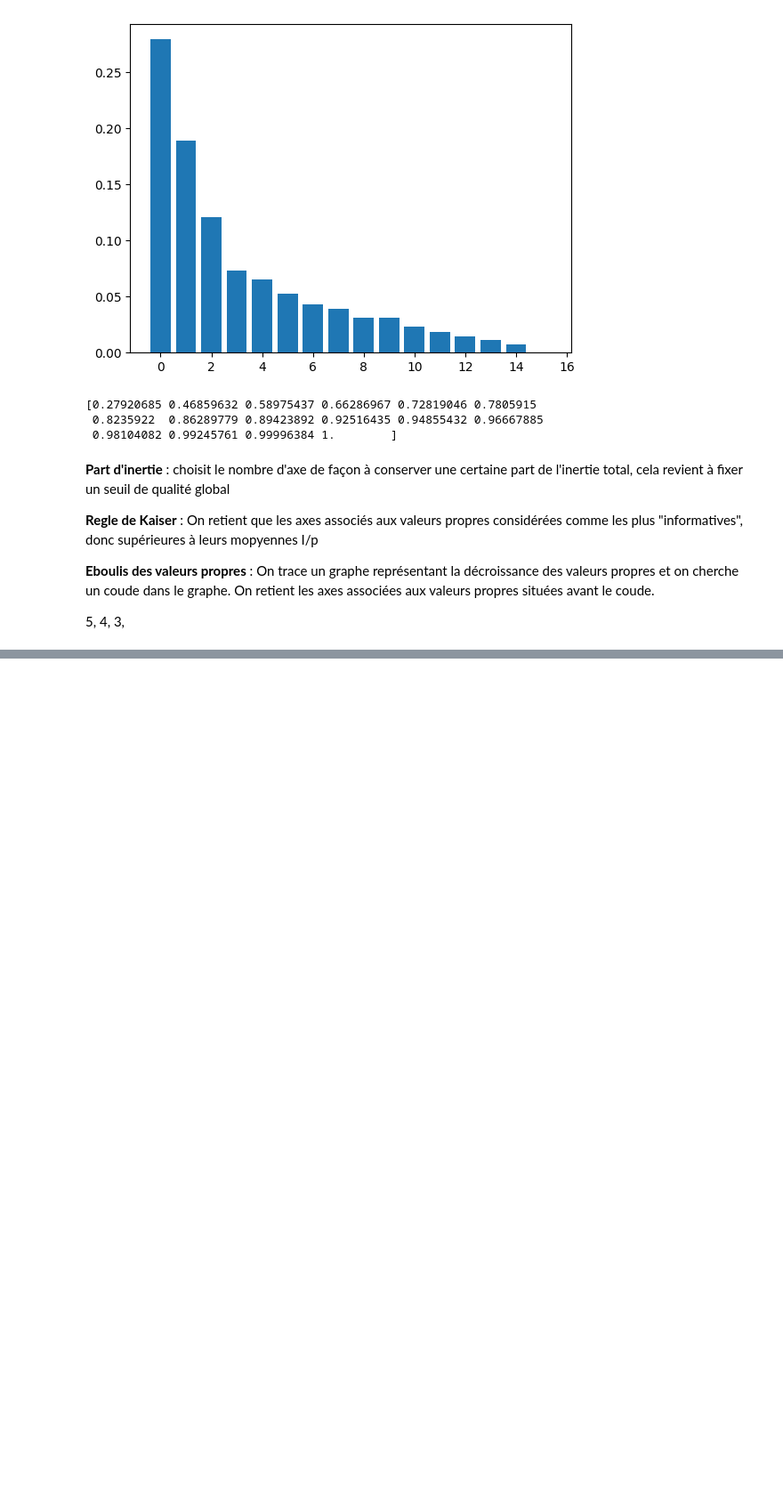
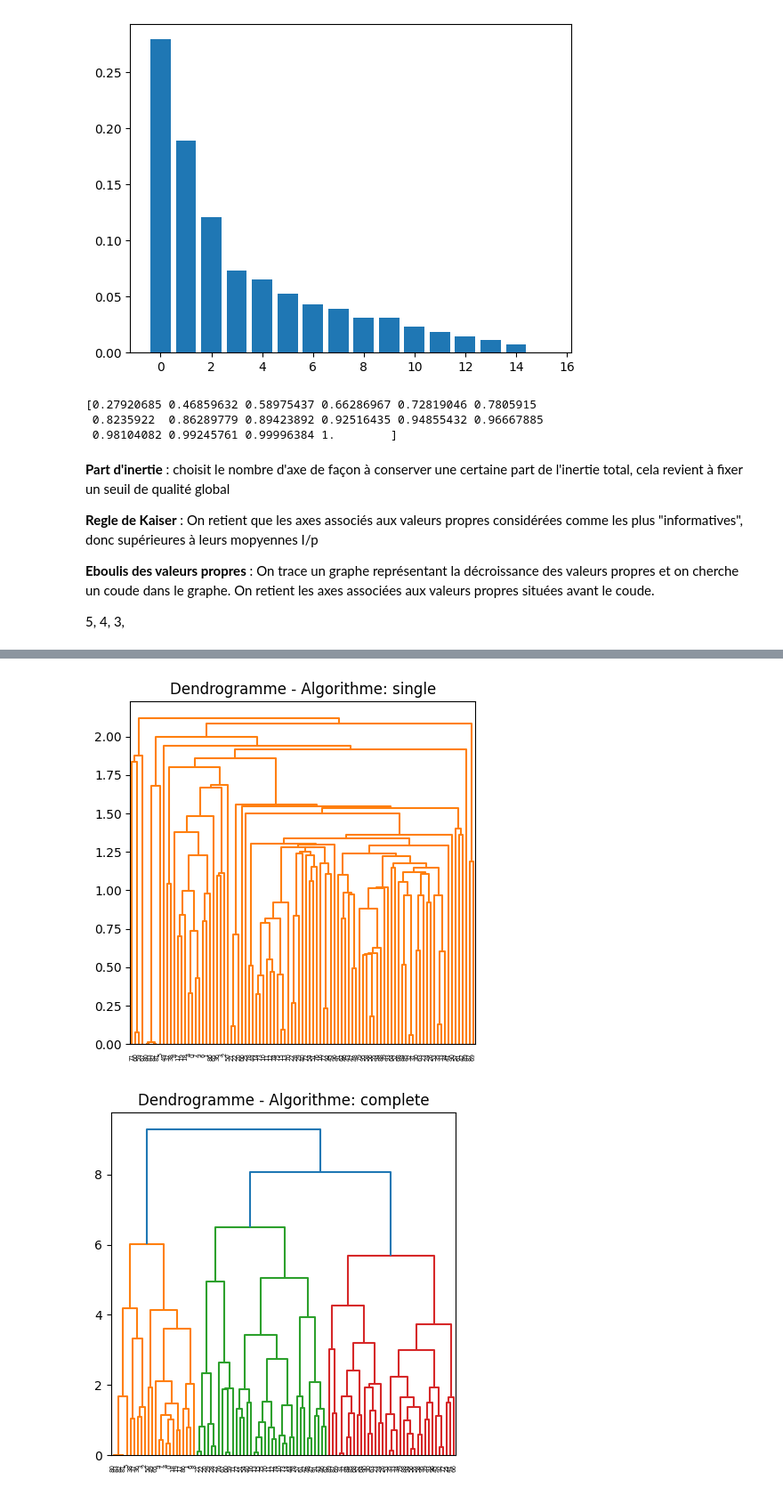
Before and after one commit to TLeandre/Categorisation-de-capteurs-de-pollution, a Jupyter notebook: scripts/Projet_Odata.ipynb, the cells around one changed output, grey strips where cells are left out. Shown at 89% size. Saved outputs shown, nothing was run; the diff lists cells and outputs as text; code cells hidden in the pictures; blank space fills up the shorter version.

```diff
--- a/scripts/Projet_Odata.ipynb
+++ b/scripts/Projet_Odata.ipynb
@@ -477,0 +550,23 @@ print(np.cumsum(pca.explained_variance_ratio_))
+# %%
+algorithms = ["single", "complete", "average", "centroid", "ward"]
+threshold = 8  # Le seuil de coupe du dendrogramme
+
+# Boucle sur les algos
+for algo in algorithms:
+    # Créer une nouvelle figure pour chaque algorithme
+    plt.figure(figsize=(5, 5))
+
+    # Effectuer la CAH
+    matrice_liaisons = SCH.linkage(Z_acp, method=algo, optimal_ordering=True)
+
+    # Tracer le dendrogramme
+    SCH.dendrogram(matrice_liaisons, color_threshold=threshold)
+
+    # Ajouter un titre au dendrogramme
+    plt.title(f"Dendrogramme - Algorithme: {algo}")
+
+    # Afficher la figure
+    plt.show()
+# %% [output]
+[figure, added]
+[figure, added]
```
Also changed, not shown: parts of 21 cells of this notebook, 1 other file.
